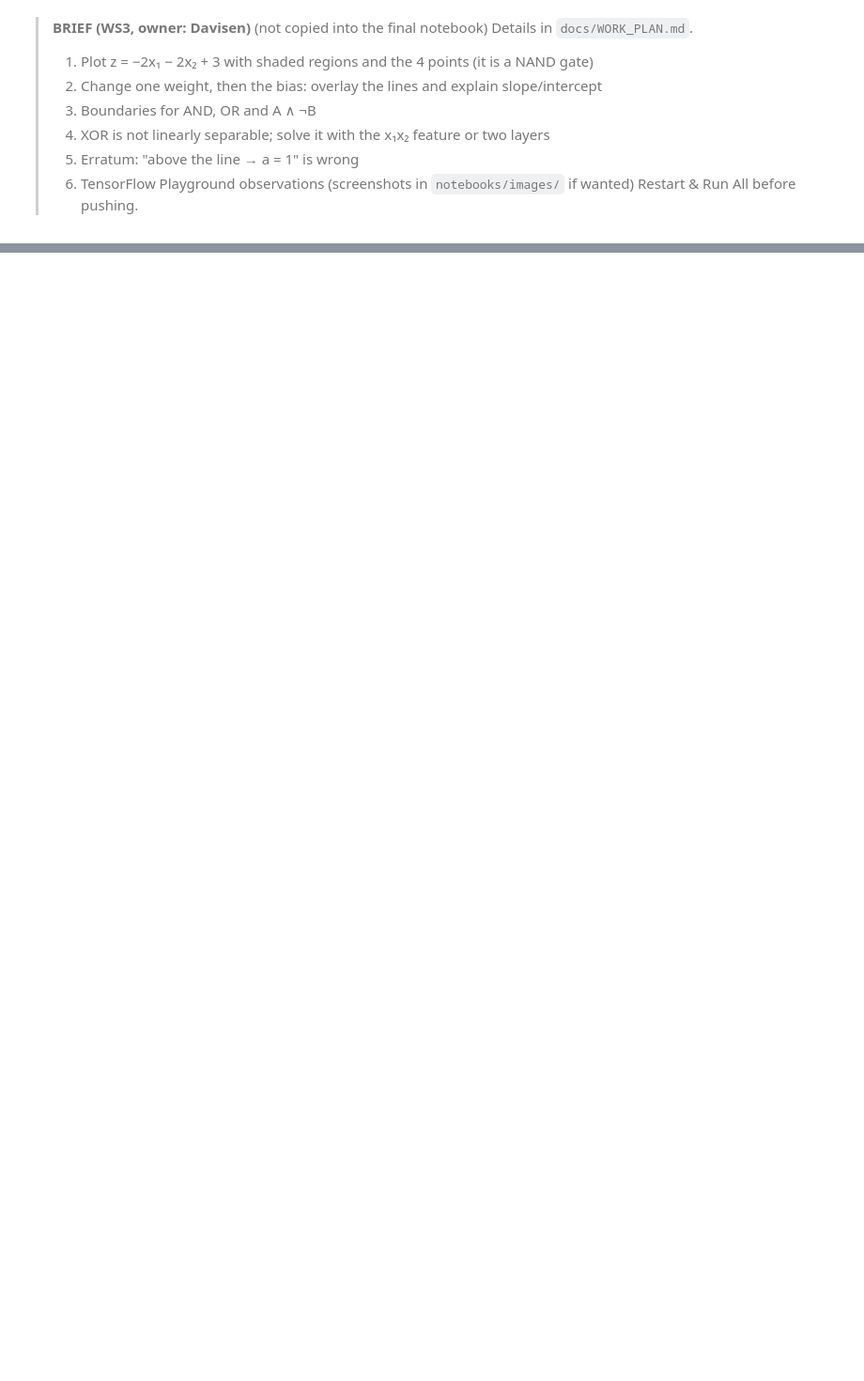
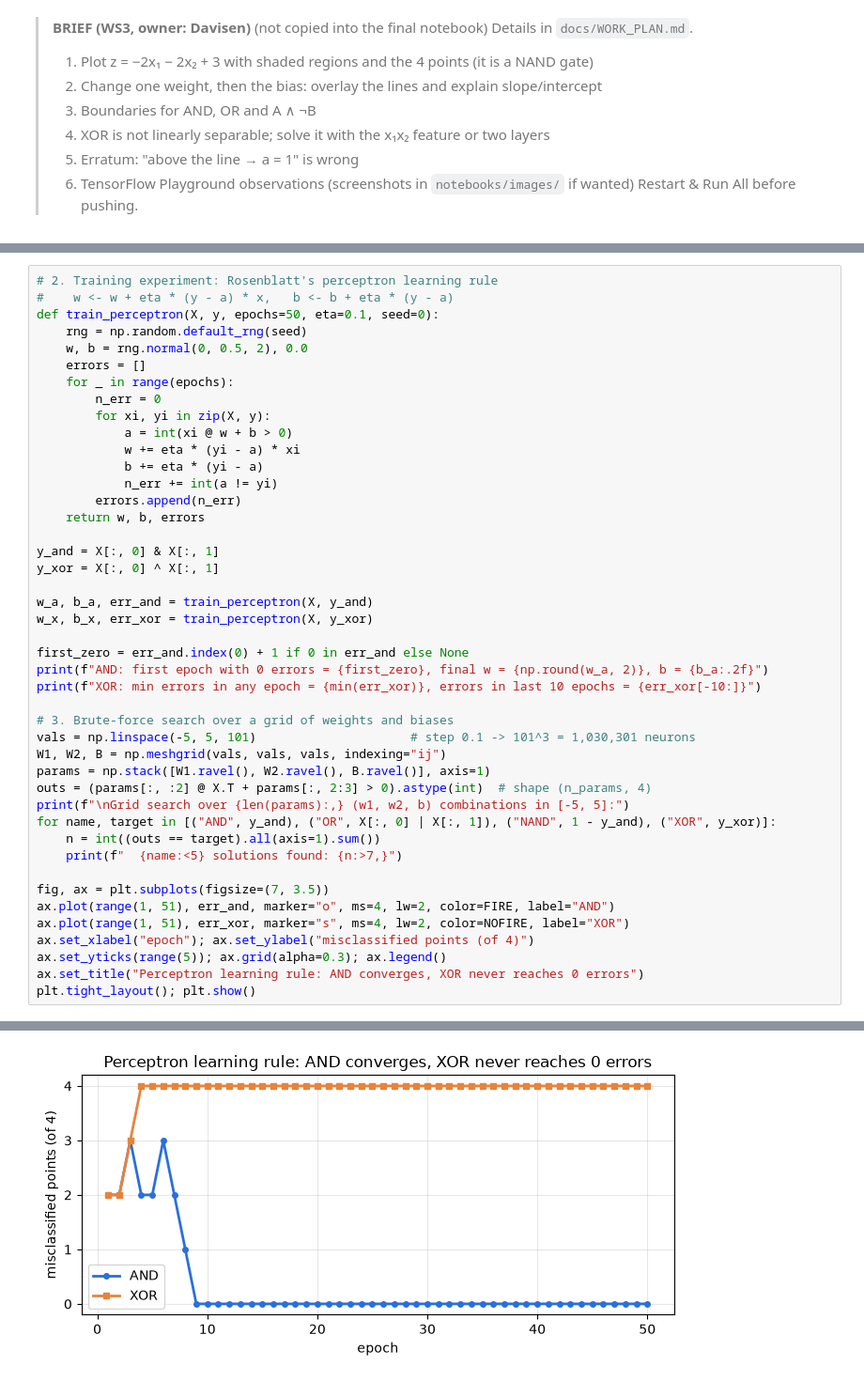
Before and after one commit to Namypark/cscn8010-perceptron-lab, a Jupyter notebook: workstreams/ws3_decision_boundary_xor.ipynb, the cells around one changed output, grey strips where cells are left out. Shown at 94% size. Drawn from its saved outputs; the diff is of its cells as text; blank space fills up the shorter version.

```diff
--- a/workstreams/ws3_decision_boundary_xor.ipynb
+++ b/workstreams/ws3_decision_boundary_xor.ipynb
@@ -30,0 +299,45 @@ import matplotlib.pyplot as plt
+# %%
+# 2. Training experiment: Rosenblatt's perceptron learning rule
+#    w <- w + eta * (y - a) * x,   b <- b + eta * (y - a)
+def train_perceptron(X, y, epochs=50, eta=0.1, seed=0):
+    rng = np.random.default_rng(seed)
+    w, b = rng.normal(0, 0.5, 2), 0.0
+    errors = []
+    for _ in range(epochs):
+        n_err = 0
+        for xi, yi in zip(X, y):
+            a = int(xi @ w + b > 0)
+            w += eta * (yi - a) * xi
+            b += eta * (yi - a)
+            n_err += int(a != yi)
+        errors.append(n_err)
+    return w, b, errors
+
+y_and = X[:, 0] & X[:, 1]
+y_xor = X[:, 0] ^ X[:, 1]
+
+w_a, b_a, err_and = train_perceptron(X, y_and)
+w_x, b_x, err_xor = train_perceptron(X, y_xor)
+
+first_zero = err_and.index(0) + 1 if 0 in err_and else None
+print(f"AND: first epoch with 0 errors = {first_zero}, final w = {np.round(w_a, 2)}, b = {b_a:.2f}")
+print(f"XOR: min errors in any epoch = {min(err_xor)}, errors in last 10 epochs = {err_xor[-10:]}")
+
+# 3. Brute-force search over a grid of weights and biases
+vals = np.linspace(-5, 5, 101)                     # step 0.1 -> 101^3 = 1,030,301 neurons
+W1, W2, B = np.meshgrid(vals, vals, vals, indexing="ij")
+params = np.stack([W1.ravel(), W2.ravel(), B.ravel()], axis=1)
+outs = (params[:, :2] @ X.T + params[:, 2:3] > 0).astype(int)  # shape (n_params, 4)
+print(f"\nGrid search over {len(params):,} (w1, w2, b) combinations in [-5, 5]:")
+for name, target in [("AND", y_and), ("OR", X[:, 0] | X[:, 1]), ("NAND", 1 - y_and), ("XOR", y_xor)]:
+    n = int((outs == target).all(axis=1).sum())
+    print(f"  {name:<5} solutions found: {n:>7,}")
+
+fig, ax = plt.subplots(figsize=(7, 3.5))
+ax.plot(range(1, 51), err_and, marker="o", ms=4, lw=2, color=FIRE, label="AND")
+ax.plot(range(1, 51), err_xor, marker="s", ms=4, lw=2, color=NOFIRE, label="XOR")
+ax.set_xlabel("epoch"); ax.set_ylabel("misclassified points (of 4)")
+ax.set_yticks(range(5)); ax.grid(alpha=0.3); ax.legend()
+ax.set_title("Perceptron learning rule: AND converges, XOR never reaches 0 errors")
+plt.tight_layout(); plt.show()
+# %% [output]
@@ -30,0 +352 @@ import matplotlib.pyplot as plt
+[figure, added]
```
Also changed, not shown: parts of 28 cells of this notebook, 2 other files.
